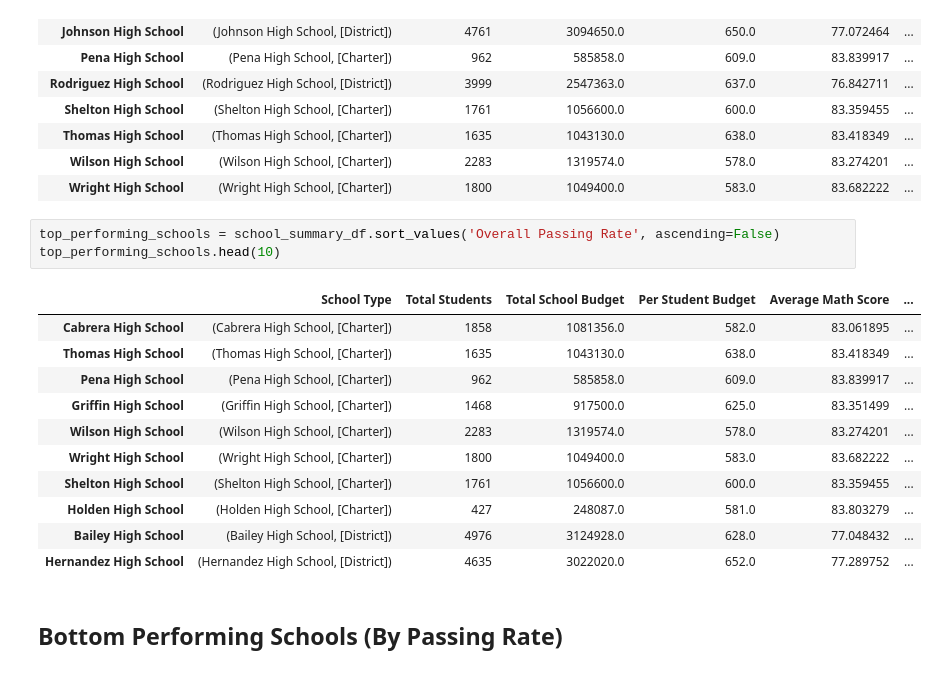
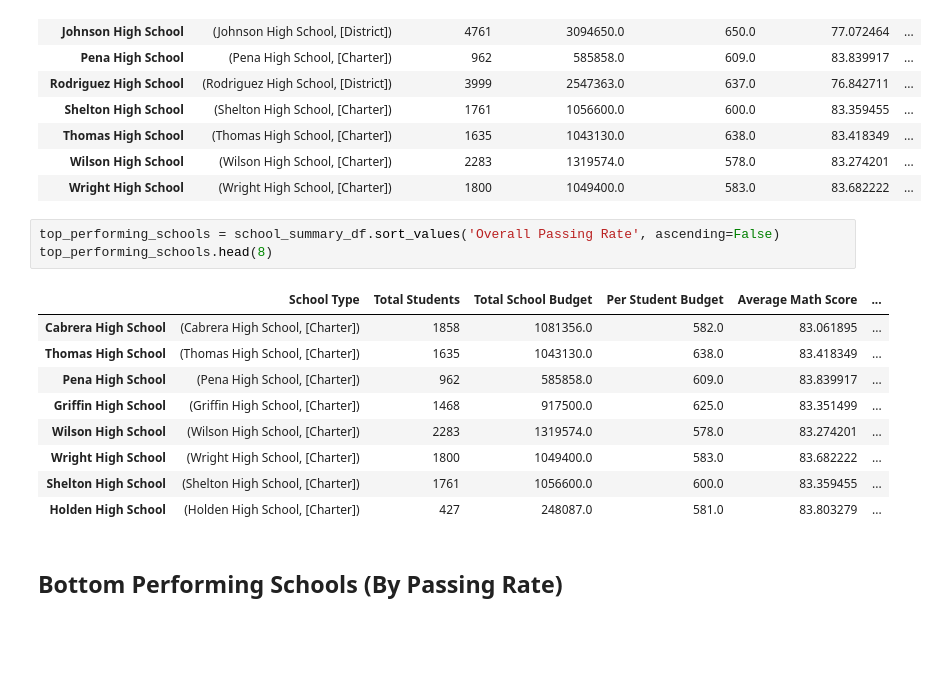
Before and after one commit to bwalshdtan/Pandas_Homework, a Jupyter notebook: PyCitySchools_starter.ipynb, the cells around one changed output. Saved outputs shown, nothing was run; the diff lists cells and outputs as text; blank space fills up the shorter version.

```diff
--- a/PyCitySchools_starter.ipynb
+++ b/PyCitySchools_starter.ipynb
@@ -173,19 +173,17 @@ school_summary_df
 | Wright High School | (Wright High School, [Charter]) | 1800 | 1049400.0 | 583.0 | 83.682222 | ... |
 # %%
 top_performing_schools = school_summary_df.sort_values('Overall Passing Rate', ascending=False)
-top_performing_schools.head(10)
+top_performing_schools.head(8)
 # %% [output]
 |  | School Type | Total Students | Total School Budget | Per Student Budget | Average Math Score | ... |
 | Cabrera High School | (Cabrera High School, [Charter]) | 1858 | 1081356.0 | 582.0 | 83.061895 | ... |
 | Thomas High School | (Thomas High School, [Charter]) | 1635 | 1043130.0 | 638.0 | 83.418349 | ... |
 | Pena High School | (Pena High School, [Charter]) | 962 | 585858.0 | 609.0 | 83.839917 | ... |
 | Griffin High School | (Griffin High School, [Charter]) | 1468 | 917500.0 | 625.0 | 83.351499 | ... |
 | Wilson High School | (Wilson High School, [Charter]) | 2283 | 1319574.0 | 578.0 | 83.274201 | ... |
 | Wright High School | (Wright High School, [Charter]) | 1800 | 1049400.0 | 583.0 | 83.682222 | ... |
 | Shelton High School | (Shelton High School, [Charter]) | 1761 | 1056600.0 | 600.0 | 83.359455 | ... |
 | Holden High School | (Holden High School, [Charter]) | 427 | 248087.0 | 581.0 | 83.803279 | ... |
-| Bailey High School | (Bailey High School, [District]) | 4976 | 3124928.0 | 628.0 | 77.048432 | ... |
-| Hernandez High School | (Hernandez High School, [District]) | 4635 | 3022020.0 | 652.0 | 77.289752 | ... |
 # %% [markdown]
 ## Bottom Performing Schools (By Passing Rate)
 # %% [markdown]
```
Also changed, not shown: parts of 3 cells of this notebook.
